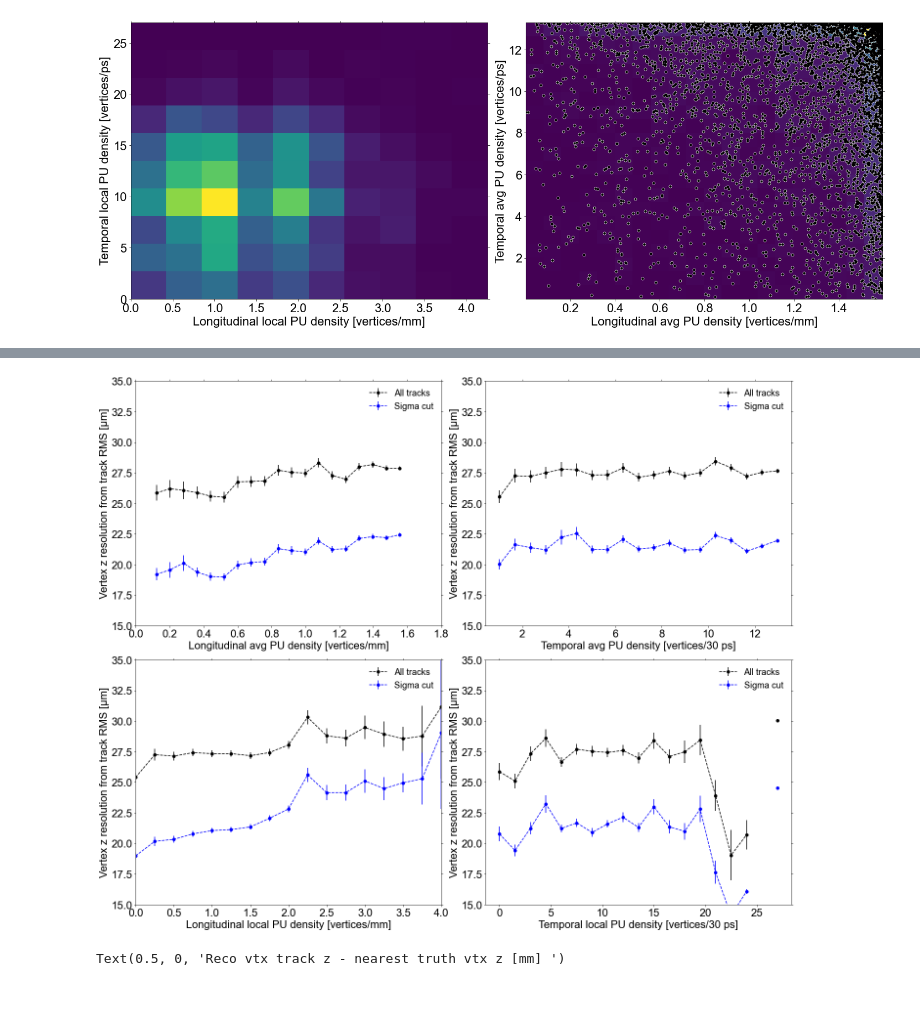
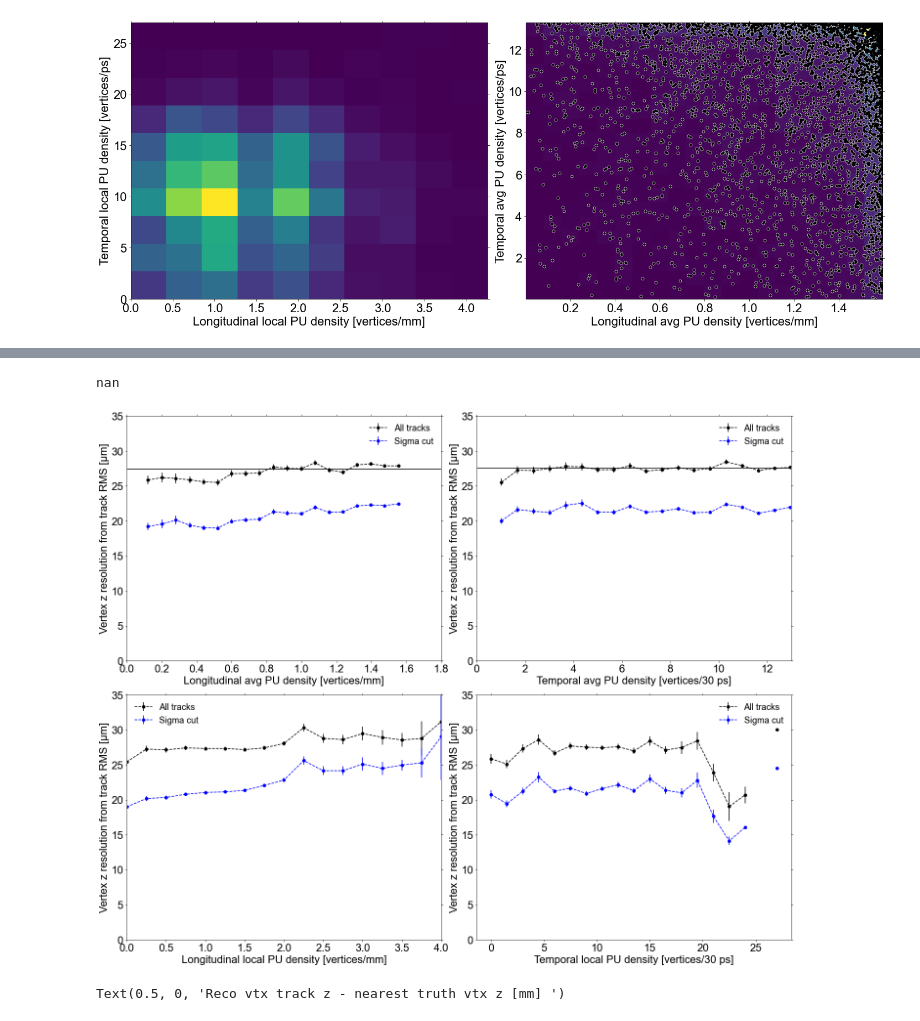
Before and after one commit to ttlindkvist/4DTracking, a Jupyter notebook: pileup_z.ipynb, the cells around one changed output, grey strips where cells are left out. Cells and saved outputs as stored; diff of their text form; code cells hidden in the pictures.

```diff
--- a/pileup_z.ipynb
+++ b/pileup_z.ipynb
@@ -272,6 +265,7 @@ def vtx_z_info(events_in_bins, truth_vtx_idx_in_bins, all_truth_vtx_z, reco_vtx_
     vtx_delta_z = []
     vtx_weighted_delta_z = []
     vtx_weight_cut_delta_z = []
+    vtx_sigma_cut_weighted_delta_z = []
 
     vtx_z_res = []
     vtx_weighted_z_res = []
@@ -312,7 +306,7 @@ def vtx_z_info(events_in_bins, truth_vtx_idx_in_bins, all_truth_vtx_z, reco_vtx_
             idx = idx[0]
             reco_track_z = all_track_z0[idx][all_reco_track_idxs[idx][reco_idx]]
             reco_track_z_var = all_track_z0_var[idx][all_reco_track_idxs[idx][reco_idx]]
-            reco_track_weights = all_reco_track_weights[idx][reco_idx]/reco_track_z_var
+            reco_track_weights = all_reco_track_weights[idx][reco_idx]
             bin_reco_n_tracks.append(len(reco_track_z))
 
             truth_z = all_truth_vtx_z[idx][truth_idx]
@@ -322,7 +316,7 @@ def vtx_z_info(events_in_bins, truth_vtx_idx_in_bins, all_truth_vtx_z, reco_vtx_
             bin_track_delta_z_rms.append(np.sqrt(np.mean(event_track_delta_z**2)))
 
             reco_vtx_z = np.mean(reco_track_z)
-            reco_vtx_weighted_z = np.average(reco_track_z, weights=reco_track_weights)
+            reco_vtx_weighted_z = np.average(reco_track_z, weights=reco_track_weights/reco_track_z_var)
 
             bin_vtx_delta_z.append(reco_vtx_z - truth_z)
             bin_vtx_weighted_delta_z.append(reco_vtx_weighted_z - truth_z)
@@ -339,7 +333,7 @@ def vtx_z_info(events_in_bins, truth_vtx_idx_in_bins, all_truth_vtx_z, reco_vtx_
                 bin_track_weight_cut_delta_z_rms.append(np.sqrt(np.mean(weight_cut_event_delta_z**2)))
 
                 weight_cut_vtx_z = np.mean(weight_cut_track_z)
-                weight_cut_vtx_weighted_z = np.average(weight_cut_track_z, weights = reco_track_weights[weight_cut_idx])
+                weight_cut_vtx_weighted_z = np.average(weight_cut_track_z, weights = reco_track_weights[weight_cut_idx]/reco_track_z_var[weight_cut_idx])
 
                 bin_vtx_weight_cut_delta_z.append(weight_cut_vtx_z - truth_z)
                 bin_vtx_weight_cut_weighted_delta_z.append(weight_cut_vtx_weighted_z - truth_z)
@@ -367,14 +361,16 @@ def vtx_z_info(events_in_bins, truth_vtx_idx_in_bins, all_truth_vtx_z, reco_vtx_
         vtx_weight_cut_z_res.append(np.sqrt(np.mean(np.array(bin_vtx_weight_cut_delta_z)**2)))
         vtx_weight_cut_weighted_z_res.append(np.sqrt(np.mean(np.array(bin_vtx_weight_cut_weighted_delta_z)**2)))
 
+        # Sigma cutting on vtx delta z distribution
         bin_vtx_weighted_delta_z_sigma = np.std(bin_vtx_weighted_delta_z, ddof=1)
         bin_vtx_delta_z_sigma_cut_idxs = np.abs(bin_vtx_weighted_delta_z - np.mean(bin_vtx_weighted_delta_z)) < sigma_cut*bin_vtx_weighted_delta_z_sigma
+        vtx_sigma_cut_weighted_delta_z.append(np.array(bin_vtx_weighted_delta_z)[bin_vtx_delta_z_sigma_cut_idxs])
         vtx_sigma_cut_weighted_z_res.append(np.sqrt(np.mean(np.array(bin_vtx_weighted_delta_z)[bin_vtx_delta_z_sigma_cut_idxs]**2)))
 
 
         ## Sigma cutting on tracks both for track based estimate on vtx z res and estimator of vtx z
         bin_track_sigma = np.std(bin_track_delta_z)
-        bin_track_sigma_cut_delta_z = []
+        bin_track_sigma_cut_delta_z = np.array([])
         bin_track_sigma_cut_delta_z_rms = []
         bin_reco_n_tracks_sigma_cut = []
 
@@ -385,7 +381,7 @@ def vtx_z_info(events_in_bins, truth_vtx_idx_in_bins, all_truth_vtx_z, reco_vtx_
             idx = idx[0]
             reco_track_z = all_track_z0[idx][all_reco_track_idxs[idx][reco_idx]]
             reco_track_z_var = all_track_z0_var[idx][all_reco_track_idxs[idx][reco_idx]]
-            reco_track_weights = all_reco_track_weights[idx][reco_idx]/reco_track_z_var
+            reco_track_weights = all_reco_track_weights[idx][reco_idx]
 
             truth_z = all_truth_vtx_z[idx][truth_idx]
             event_track_delta_z = reco_track_z - truth_z
@@ -393,12 +389,12 @@ def vtx_z_info(events_in_bins, truth_vtx_idx_in_bins, all_truth_vtx_z, reco_vtx_
             track_sigma_cut_idx = np.abs(event_track_delta_z - np.mean(event_track_delta_z)) < sigma_cut*bin_track_sigma
             event_track_delta_z_sigma_cut = event_track_delta_z[track_sigma_cut_idx]
 
-            bin_track_sigma_cut_delta_z.append(event_track_delta_z_sigma_cut)
+            bin_track_sigma_cut_delta_z = np.concatenate((bin_track_sigma_cut_delta_z, event_track_delta_z_sigma_cut))
             bin_track_sigma_cut_delta_z_rms.append(np.sqrt(np.mean(event_track_delta_z_sigma_cut**2)))
             bin_reco_n_tracks_sigma_cut.append(len(event_track_delta_z_sigma_cut))
 
             reco_vtx_z_sigma_cut_tracks = np.mean(reco_track_z[track_sigma_cut_idx])
-            reco_vtx_weighted_z_sigma_cut_tracks = np.average(reco_track_z[track_sigma_cut_idx], weights=reco_track_weights[track_sigma_cut_idx])
+            reco_vtx_weighted_z_sigma_cut_tracks = np.average(reco_track_z[track_sigma_cut_idx], weights=reco_track_weights[track_sigma_cut_idx]/reco_track_z_var[track_sigma_cut_idx])
 
             bin_vtx_delta_z_tracks_sigma_cut.append(reco_vtx_z_sigma_cut_tracks - truth_z)
             bin_vtx_weighted_delta_z_tracks_sigma_cut.append(reco_vtx_weighted_z_sigma_cut_tracks - truth_z)
@@ -416,6 +412,7 @@ def vtx_z_info(events_in_bins, truth_vtx_idx_in_bins, all_truth_vtx_z, reco_vtx_
         bootstrap_vtx_weighted_z_res = []
         bootstrap_vtx_weight_cut_z_res = []
         bootstrap_vtx_weight_cut_weighted_z_res = []
+        bootstrap_vtx_sigma_cut_weighted_z_res = []
 
         bootstrap_vtx_z_res_tracks_sigma_cut = []
         bootstrap_vtx_weighted_z_res_tracks_sigma_cut = []
@@ -432,6 +429,10 @@ def vtx_z_info(events_in_bins, truth_vtx_idx_in_bins, all_truth_vtx_z, reco_vtx_
             bin_vtx_weight_cut_weighted_delta_z_idx = np.random.randint(0, len(bin_vtx_weight_cut_weighted_delta_z), len(bin_vtx_weight_cut_weighted_delta_z))
             bootstrap_vtx_weight_cut_weighted_z_res.append(np.sqrt(np.mean(np.array(bin_vtx_weight_cut_weighted_delta_z)[bin_vtx_weight_cut_weighted_delta_z_idx]**2)))
 
+            ## Sigma cut on vtx weighted z distribution
+            bin_vtx_sigma_cut_weighted_delta_z_idx = np.random.randint(0, np.sum(bin_vtx_delta_z_sigma_cut_idxs), np.sum(bin_vtx_delta_z_sigma_cut_idxs))
+            bootstrap_vtx_sigma_cut_weighted_z_res.append(np.sqrt(np.mean(np.array(bin_vtx_weighted_delta_z)[bin_vtx_delta_z_sigma_cut_idxs][bin_vtx_sigma_cut_weighted_delta_z_idx]**2)))
+
             bin_vtx_delta_z_tracks_sigma_cut_idx = np.random.randint(0, len(bin_vtx_delta_z_tracks_sigma_cut), len(bin_vtx_delta_z_tracks_sigma_cut))
             bootstrap_vtx_z_res_tracks_sigma_cut.append(np.sqrt(np.mean(np.array(bin_vtx_delta_z_tracks_sigma_cut)[bin_vtx_delta_z_tracks_sigma_cut_idx]**2)))
 
@@ -442,6 +443,7 @@ def vtx_z_info(events_in_bins, truth_vtx_idx_in_bins, all_truth_vtx_z, reco_vtx_
         vtx_weighted_z_res_std.append(np.std(bootstrap_vtx_weighted_z_res, ddof=1))
         vtx_weight_cut_z_res_std.append(np.std(bootstrap_vtx_weight_cut_z_res, ddof=1))
         vtx_weight_cut_weighted_z_res_std.append(np.std(bootstrap_vtx_weight_cut_weighted_z_res, ddof=1))
+        vtx_sigma_cut_weighted_z_res_std.append(np.std(bootstrap_vtx_sigma_cut_weighted_z_res, ddof=1))
         vtx_z_res_std_tracks_sigma_cut.append(np.std(bootstrap_vtx_z_res_tracks_sigma_cut, ddof=1))
         vtx_weighted_z_res_std_tracks_sigma_cut.append(np.std(bootstrap_vtx_weighted_z_res_tracks_sigma_cut, ddof=1))
 
@@ -464,7 +466,9 @@ def vtx_z_info(events_in_bins, truth_vtx_idx_in_bins, all_truth_vtx_z, reco_vtx_
                 'vtx_weighted_z_res' : vtx_weighted_z_res,
                 'vtx_weight_cut_z_res' : vtx_weight_cut_z_res,
                 'vtx_weight_cut_weighted_z_res' : vtx_weight_cut_weighted_z_res,
+                'vtx_sigma_cut_weighted_delta_z' : vtx_sigma_cut_weighted_delta_z,
                 'vtx_sigma_cut_weighted_z_res' : vtx_sigma_cut_weighted_z_res,
+                'vtx_sigma_cut_weighted_z_res_std' : vtx_sigma_cut_weighted_z_res_std,
                 'vtx_z_res_tracks_sigma_cut' : vtx_z_res_tracks_sigma_cut,
                 'vtx_weighted_z_res_tracks_sigma_cut' : vtx_weighted_z_res_tracks_sigma_cut,
                 'track_vtx_z_res_std' : track_vtx_z_res_std,
@@ -575,18 +596,25 @@ fig.tight_layout()
 # %%
 # TODO: compute the distance between truth HS and closest vtx - bin and plot resolutions vs this
+# %%
+np.average(1e3*np.array(link_tAPU_vtx_z_info['track_vtx_z_res'])[:-1], weights=1/(1e3*np.array(link_tAPU_vtx_z_info['track_vtx_z_res_std'])[:-1])**2)
+# %% [output]
+nan
 # %%
 fig, ((ax1, ax2), (ax3, ax4)) = plt.subplots(2, 2)
 fig.set_size_inches(20, 16)
 
 ax1.errorbar(zAPU_truth_bin_edges[1:]-np.diff(zAPU_truth_bin_edges)/2, 1e3*np.array(link_zAPU_vtx_z_info['track_vtx_z_res']),\
     1e3*np.array(link_zAPU_vtx_z_info['track_vtx_z_res_std']), fmt='ko--', label='All tracks')
+
+ax1.hlines(np.average(1e3*np.array(link_zAPU_vtx_z_info['track_vtx_z_res'])[1:], weights=1/(1e3*np.array(link_zAPU_vtx_z_info['track_vtx_z_res_std'])[1:])**2), 0, 1.8)
+
 # ax1.errorbar(zAPU_truth_bin_edges[1:]-np.diff(zAPU_truth_bin_edges)/2, 1e3*np.array(link_zAPU_vtx_z_info['track_vtx_z_res_weight_cut']),\
 #     1e3*np.array(link_zAPU_vtx_z_info['track_vtx_z_res_std_weight_cut']), fmt='ro--', label='Weight cut')
 ax1.errorbar(zAPU_truth_bin_edges[1:]-np.diff(zAPU_truth_bin_edges)/2, 1e3*np.array(link_zAPU_vtx_z_info['track_vtx_z_res_sigma_cut']),\
     1e3*np.array(link_zAPU_vtx_z_info['track_vtx_z_res_std_sigma_cut']), fmt='bo--', label='Sigma cut')
 
 ax1.set_xlim(0, 1.8)
-ax1.set_ylim(15, 35)
+ax1.set_ylim(0, 35)
 
 ax1.set_xlabel('Longitudinal avg PU density [vertices/mm]')
 ax1.set_ylabel('Vertex z resolution from track RMS [µm]')
@@ -594,48 +622,50 @@ ax1.legend(frameon=False)
 
 ax2.errorbar(tAPU_truth_bin_edges[1:]-np.diff(tAPU_truth_bin_edges)/2, 1e3*np.array(link_tAPU_vtx_z_info['track_vtx_z_res']),\
     1e3*np.array(link_tAPU_vtx_z_info['track_vtx_z_res_std']), fmt='ko--', label='All tracks')
+ax2.hlines(np.average(1e3*np.array(link_tAPU_vtx_z_info['track_vtx_z_res'])[1:], weights=1/(1e3*np.array(link_tAPU_vtx_z_info['track_vtx_z_res_std'])[1:])**2), 0, 13)
+
 # ax2.errorbar(tAPU_truth_bin_edges[1:]-np.diff(tAPU_truth_bin_edges)/2, 1e3*np.array(link_tAPU_vtx_z_info['track_vtx_z_res_weight_cut']),\
 #     1e3*np.array(link_tAPU_vtx_z_info['track_vtx_z_res_std_weight_cut']), fmt='ro--', label='Weight cut')
 ax2.errorbar(tAPU_truth_bin_edges[1:]-np.diff(tAPU_truth_bin_edges)/2, 1e3*np.array(link_tAPU_vtx_z_info['track_vtx_z_res_sigma_cut']),\
     1e3*np.array(link_tAPU_vtx_z_info['track_vtx_z_res_std_sigma_cut']), fmt='bo--', label='Sigma cut')
 
-# ax2.set_xlim(0, 0.5)
-ax2.set_ylim(15, 35)
+ax2.set_xlim(0, 13)
+ax2.set_ylim(0, 35)
 
 ax2.set_xlabel('Temporal avg PU density [vertices/30 ps]')
 ax2.set_ylabel('Vertex z resolution from track RMS [µm]')
 ax2.legend(frameon=False)
 
 
 ax3.errorbar(zLPU_truth_bin_edges, 1e3*np.array(link_zLPU_vtx_z_info['track_vtx_z_res']),\
     1e3*np.array(link_zLPU_vtx_z_info['track_vtx_z_res_std']), fmt='ko--', label='All tracks')
 ax3.errorbar(zLPU_truth_bin_edges, 1e3*np.array(link_zLPU_vtx_z_info['track_vtx_z_res_sigma_cut']),\
     1e3*np.array(link_zLPU_vtx_z_info['track_vtx_z_res_std_sigma_cut']), fmt='bo--', label='Sigma cut')
 
 ax3.set_xlim(0, 4)
-ax3.set_ylim(15, 35)
+ax3.set_ylim(0, 35)
 
 ax3.set_xlabel('Longitudinal local PU density [vertices/mm]')
 ax3.set_ylabel('Vertex z resolution from track RMS [µm]')
 ax3.legend(frameon=False)
 
 ax4.errorbar(tLPU_truth_bin_edges, 1e3*np.array(link_tLPU_vtx_z_info['track_vtx_z_res']),\
     1e3*np.array(link_tLPU_vtx_z_info['track_vtx_z_res_std']), fmt='ko--', label='All tracks')
 # ax4.errorbar(tLPU_truth_bin_edges, 1e3*np.array(link_tLPU_vtx_z_info['track_vtx_z_res_weight_cut']),\
 #     1e3*np.array(link_tLPU_vtx_z_info['track_vtx_z_res_std_weight_cut']), fmt='ro--', label='Weight cut')
 ax4.errorbar(tLPU_truth_bin_edges, 1e3*np.array(link_tLPU_vtx_z_info['track_vtx_z_res_sigma_cut']),\
     1e3*np.array(link_tLPU_vtx_z_info['track_vtx_z_res_std_sigma_cut']), fmt='bo--', label='Sigma cut')
 
 # ax4.set_xlim(0, 0.7)
-ax4.set_ylim(15, 35)
+ax4.set_ylim(0, 35)
 
 ax4.set_xlabel('Temporal local PU density [vertices/30 ps]')
 ax4.set_ylabel('Vertex z resolution from track RMS [µm]')
 ax4.legend(frameon=False)
 
 fig.tight_layout()
 # %% [output]
-[figure, old version]
+[figure, new version]
 # %%
 ct_track_delta_z_flat = np.concatenate(ct_zLPU_track_delta_z)
 _  = plt.hist(ct_track_delta_z_flat[np.abs(ct_track_delta_z_flat) < 0.5], bins=100)
```
Also changed, not shown: parts of 7 cells of this notebook, 1 other file.
